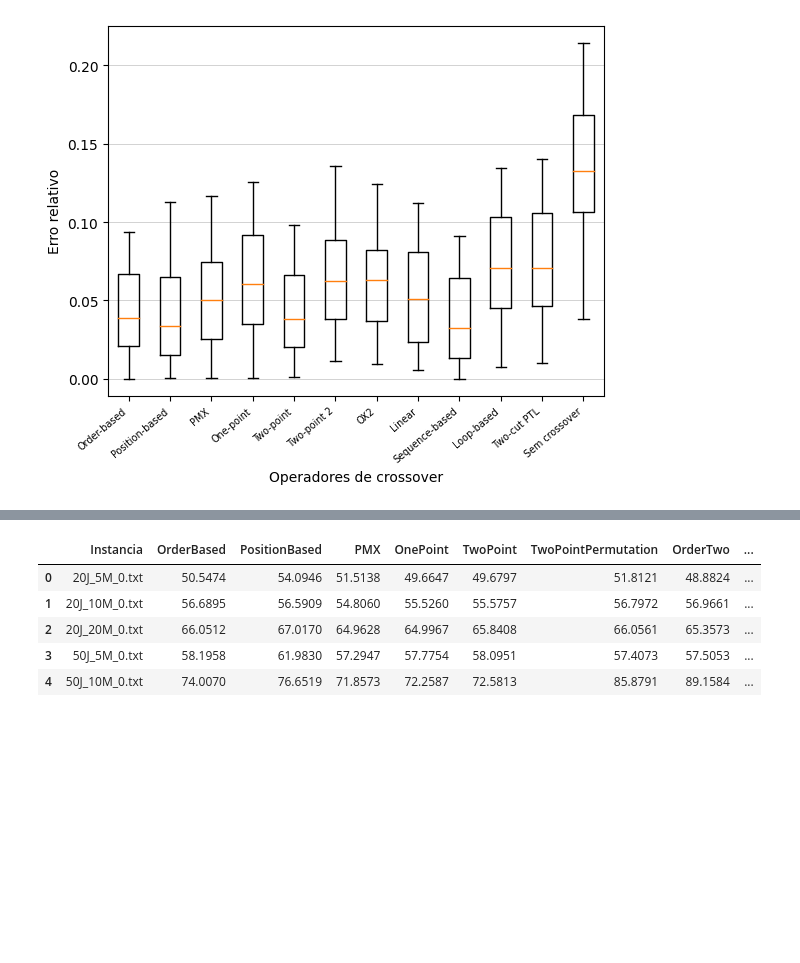
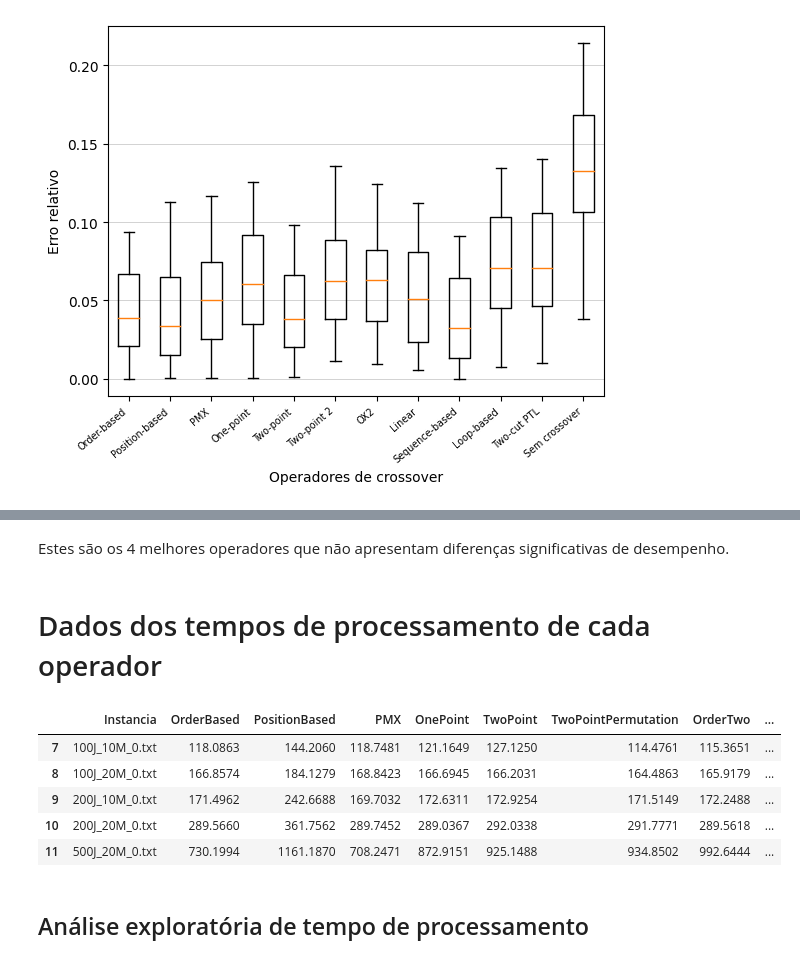
Before and after one commit to lucasgmalheiros/algoritmo-genetico-ic, a Jupyter notebook: analise_estatistica/analise_crossover.ipynb, the cells around one changed output, grey strips where cells are left out. Cells and saved outputs as stored; diff of their text form; code cells hidden in the pictures; blank space fills up the shorter version.

```diff
--- a/analise_estatistica/analise_crossover.ipynb
+++ b/analise_estatistica/analise_crossover.ipynb
@@ -68,15 +213,20 @@ plt.plot()
 [figure]
+# %% [markdown]
+Estes são os 4 melhores operadores que não apresentam diferenças significativas de desempenho.
+# %% [markdown]
+# Dados dos tempos de processamento de cada operador
 # %%
-# Dados dos tempos de processamento de cada operador
 df_time = pd.read_csv('crossover_operators_time.csv', sep=',').drop(columns=['Otimo'])
-df_time.head(5)
+df_time.tail()
 # %% [output]
 |  | Instancia | OrderBased | PositionBased | PMX | OnePoint | TwoPoint | TwoPointPermutation | OrderTwo | ... |
-| 0 | 20J_5M_0.txt | 50.5474 | 54.0946 | 51.5138 | 49.6647 | 49.6797 | 51.8121 | 48.8824 | ... |
-| 1 | 20J_10M_0.txt | 56.6895 | 56.5909 | 54.8060 | 55.5260 | 55.5757 | 56.7972 | 56.9661 | ... |
-| 2 | 20J_20M_0.txt | 66.0512 | 67.0170 | 64.9628 | 64.9967 | 65.8408 | 66.0561 | 65.3573 | ... |
-| 3 | 50J_5M_0.txt | 58.1958 | 61.9830 | 57.2947 | 57.7754 | 58.0951 | 57.4073 | 57.5053 | ... |
-| 4 | 50J_10M_0.txt | 74.0070 | 76.6519 | 71.8573 | 72.2587 | 72.5813 | 85.8791 | 89.1584 | ... |
+| 7 | 100J_10M_0.txt | 118.0863 | 144.2060 | 118.7481 | 121.1649 | 127.1250 | 114.4761 | 115.3651 | ... |
+| 8 | 100J_20M_0.txt | 166.8574 | 184.1279 | 168.8423 | 166.6945 | 166.2031 | 164.4863 | 165.9179 | ... |
+| 9 | 200J_10M_0.txt | 171.4962 | 242.6688 | 169.7032 | 172.6311 | 172.9254 | 171.5149 | 172.2488 | ... |
+| 10 | 200J_20M_0.txt | 289.5660 | 361.7562 | 289.7452 | 289.0367 | 292.0338 | 291.7771 | 289.5618 | ... |
+| 11 | 500J_20M_0.txt | 730.1994 | 1161.1870 | 708.2471 | 872.9151 | 925.1488 | 934.8502 | 992.6444 | ... |
+# %% [markdown]
+## Análise exploratória de tempo de processamento
 # %%
 # Estatística descritiva dos tempos de processamento
 df_time.describe()
```
Also changed, not shown: parts of 43 cells of this notebook, 3 other files.
